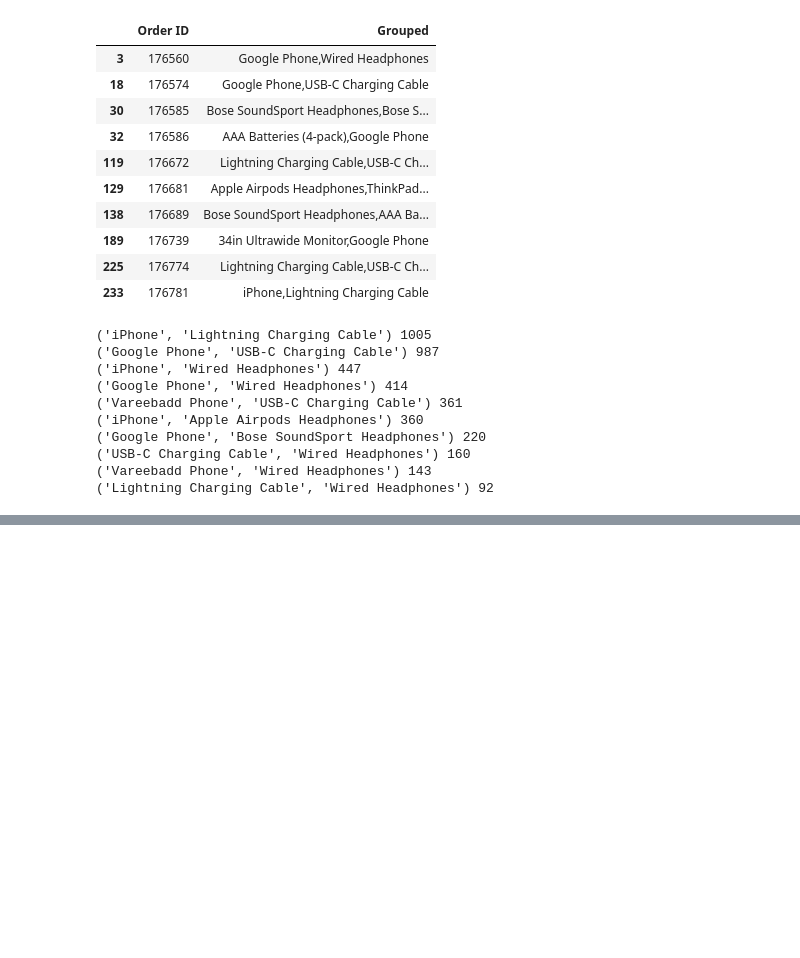
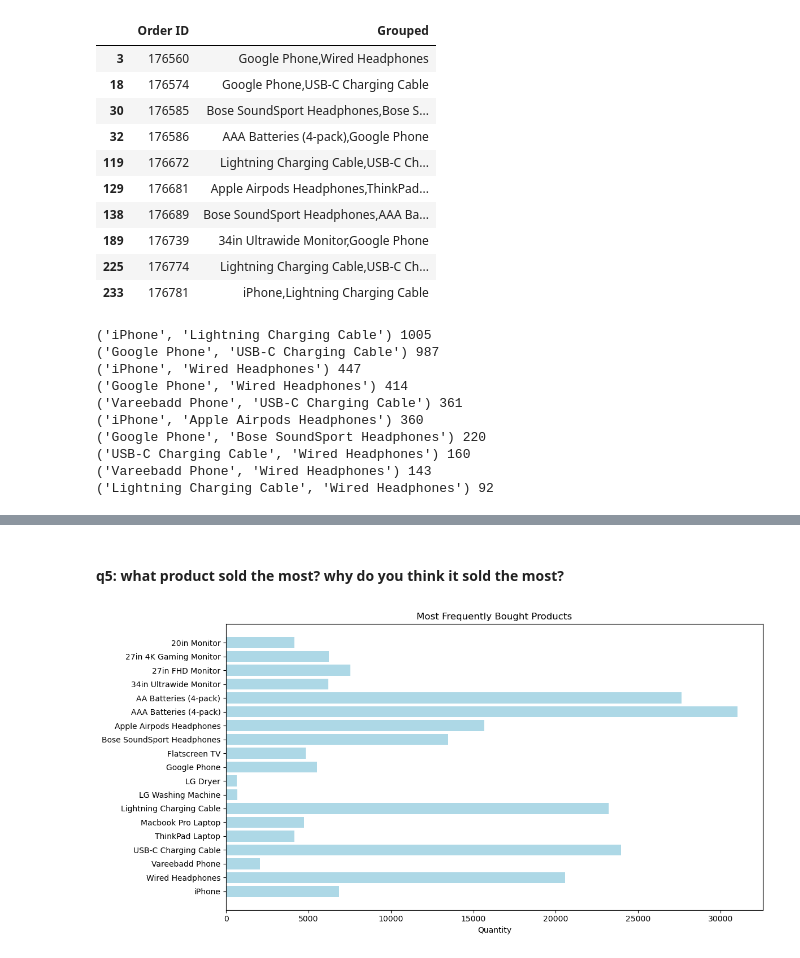
Before and after one commit to tobezhanabi/Sales-Analysis, a Jupyter notebook: salesAnalysis.ipynb, the cells around one changed output, grey strips where cells are left out. Drawn from its saved outputs; the diff is of its cells as text; code cells hidden in the pictures; blank space fills up the shorter version.

```diff
--- a/salesAnalysis.ipynb
+++ b/salesAnalysis.ipynb
@@ -364,0 +390,19 @@ for key, value in count.most_common(10):
+# %% [markdown]
+#### q5: what product sold the most? why do you think it sold the most?
+# %%
+product_group = all_data.groupby('Product')
+
+quantity_ordered = product_group.sum(numeric_only=True)['Quantity Ordered']
+
+products = [product for product, df in product_group]
+
+# Plot
+plt.figure(figsize=(12, 6))
+plt.barh(products, quantity_ordered, color='lightblue')
+plt.xlabel('Quantity')
+plt.title('Most Frequently Bought Products')
+plt.gca().invert_yaxis()  # highest bar on top
+plt.tight_layout()
+plt.show()
+# %% [output]
+[figure, added]
```
Also changed, not shown: parts of 7 cells of this notebook.
